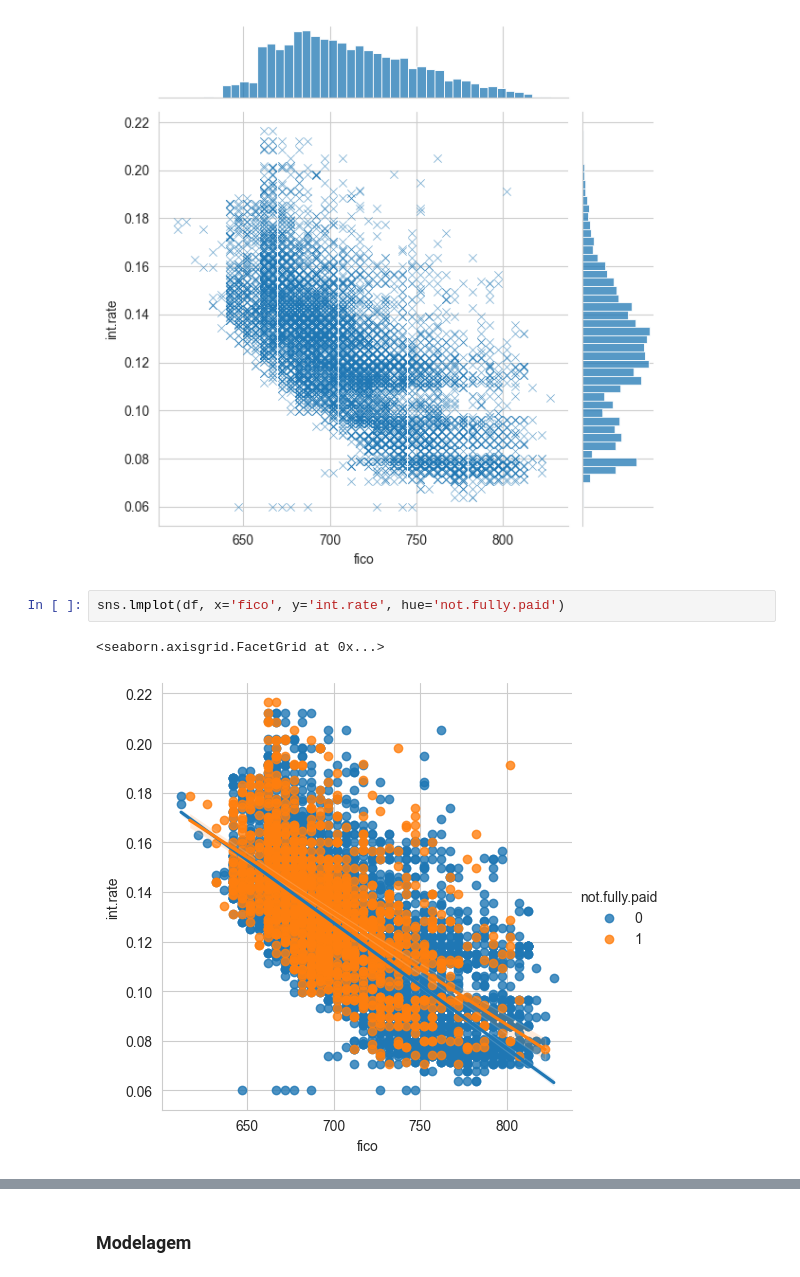
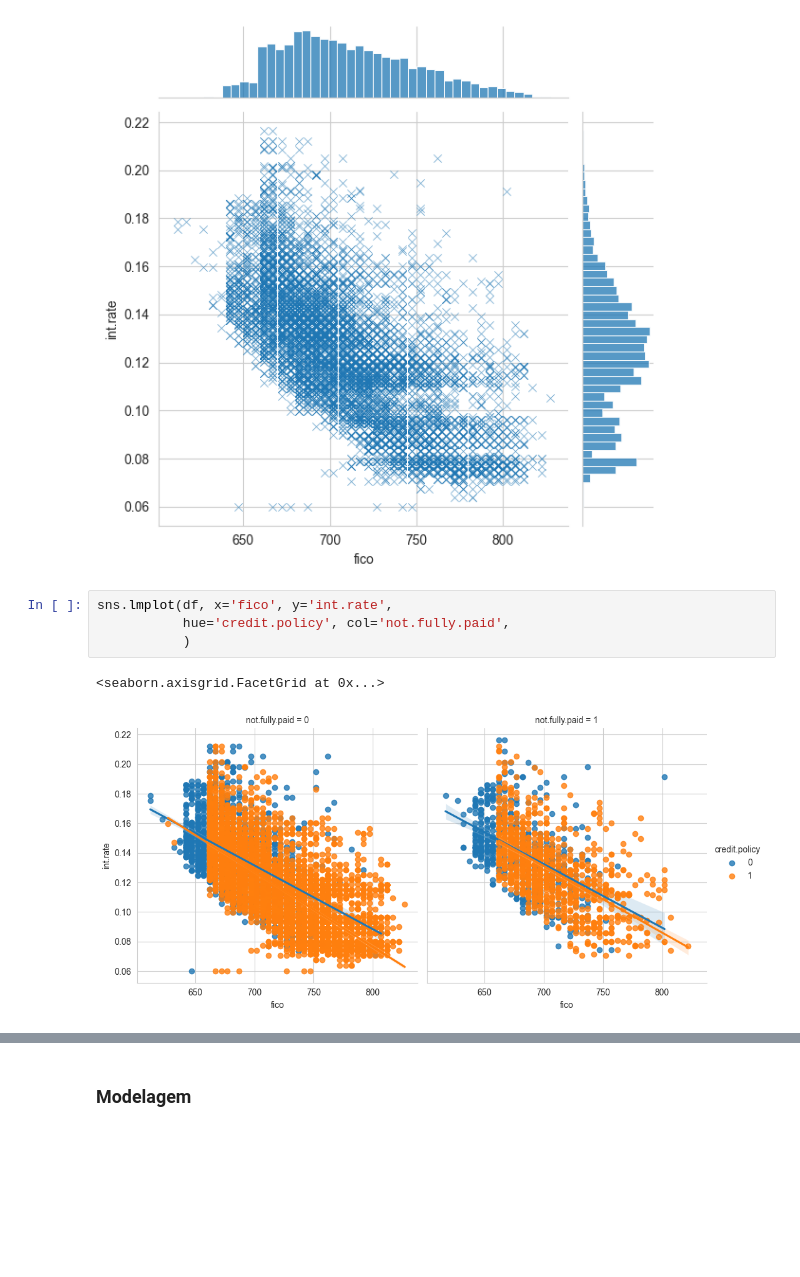
Before and after one commit to fernandohitmas/Python-for-Machine-Learning-Jose-Portilla-, a Jupyter notebook: Arvore de Decisao/arvore_decisao_exercicio.ipynb, the cells around one changed output, grey strips where cells are left out. Cells and saved outputs as stored; diff of their text form; blank space fills up the shorter version.

```diff
--- a/Arvore de Decisao/arvore_decisao_exercicio.ipynb
+++ b/Arvore de Decisao/arvore_decisao_exercicio.ipynb
@@ -83,7 +83,9 @@ sns.jointplot(df, x='fico', y='int.rate', alpha=0.7, marker='x')
 <seaborn.axisgrid.JointGrid at 0x...>
 [figure]
 # %%
-sns.lmplot(df, x='fico', y='int.rate', hue='not.fully.paid')
+sns.lmplot(df, x='fico', y='int.rate',
+           hue='credit.policy', col='not.fully.paid',
+           )
 # %% [output]
 <seaborn.axisgrid.FacetGrid at 0x...>
-[figure, old version]
+[figure, new version]
```
Also changed, not shown: parts of 5 cells of this notebook, 1 other file.
